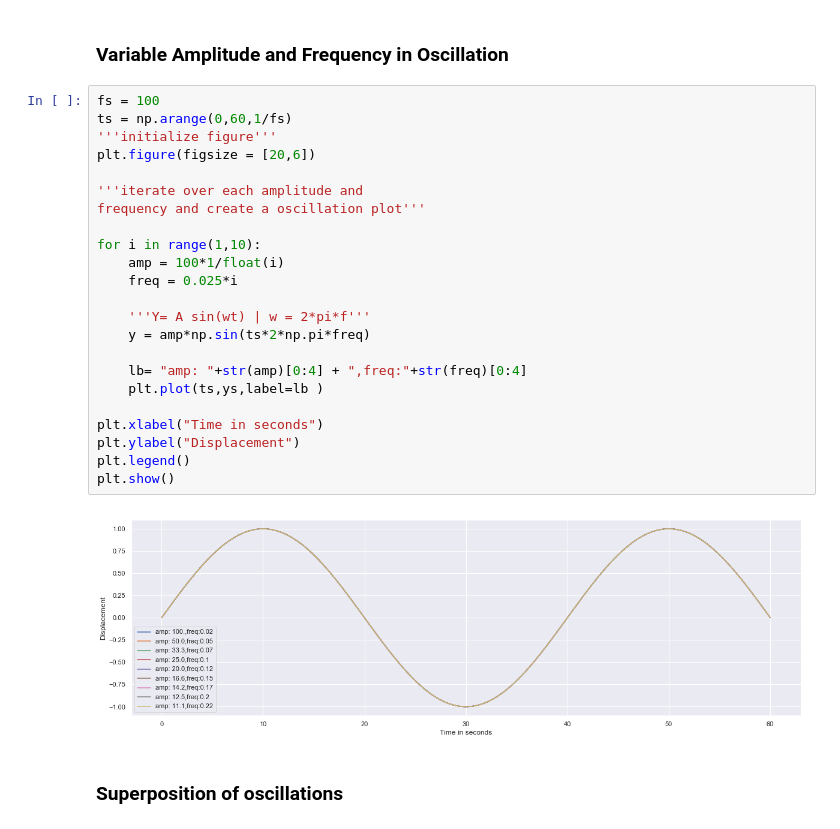
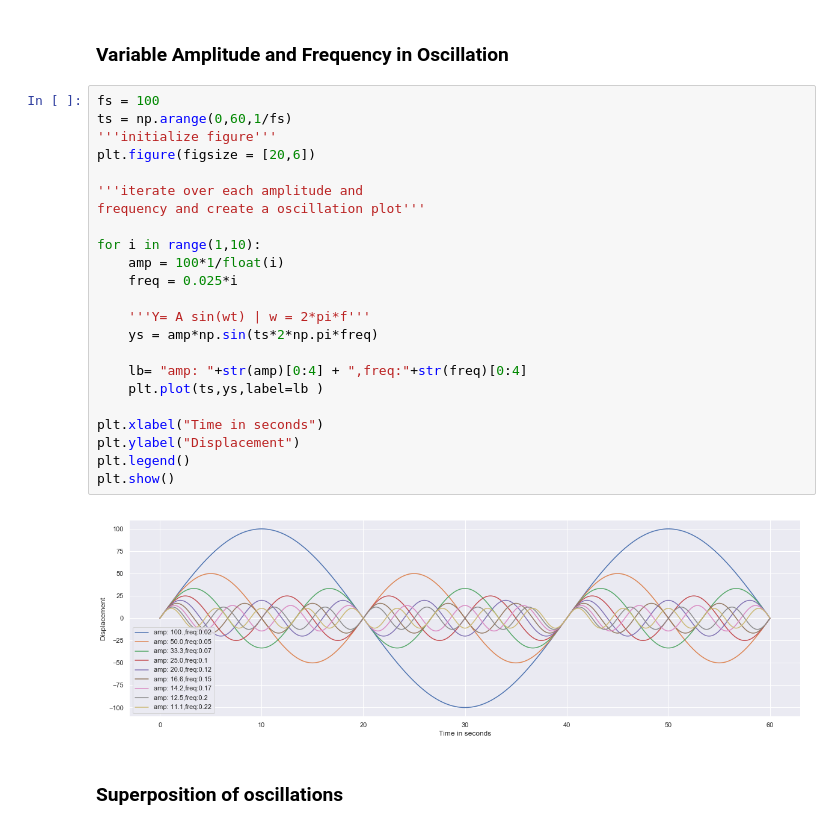
Before and after one commit to npshub/numpy, a Jupyter notebook: 2a. Arange-Oscillation.ipynb, the cells around one changed output. Saved outputs shown, nothing was run; the diff lists cells and outputs as text.

```diff
--- a/2a. Arange-Oscillation.ipynb
+++ b/2a. Arange-Oscillation.ipynb
@@ -54,28 +54,28 @@ plt.show()
 # %%
 fs = 100
 ts = np.arange(0,60,1/fs)
 '''initialize figure'''
 plt.figure(figsize = [20,6])
 
 '''iterate over each amplitude and
 frequency and create a oscillation plot'''
 
 for i in range(1,10):
     amp = 100*1/float(i)
     freq = 0.025*i
 
     '''Y= A sin(wt) | w = 2*pi*f'''
-    y = amp*np.sin(ts*2*np.pi*freq)
+    ys = amp*np.sin(ts*2*np.pi*freq)
 
     lb= "amp: "+str(amp)[0:4] + ",freq:"+str(freq)[0:4]
     plt.plot(ts,ys,label=lb )
 
 plt.xlabel("Time in seconds")
 plt.ylabel("Displacement")
 plt.legend()
 plt.show()
 # %% [output]
-[figure, old version]
+[figure, new version]
 # %% [markdown]
 ### Superposition of oscillations
 # %%
```
Also changed, not shown: 2 other files.
